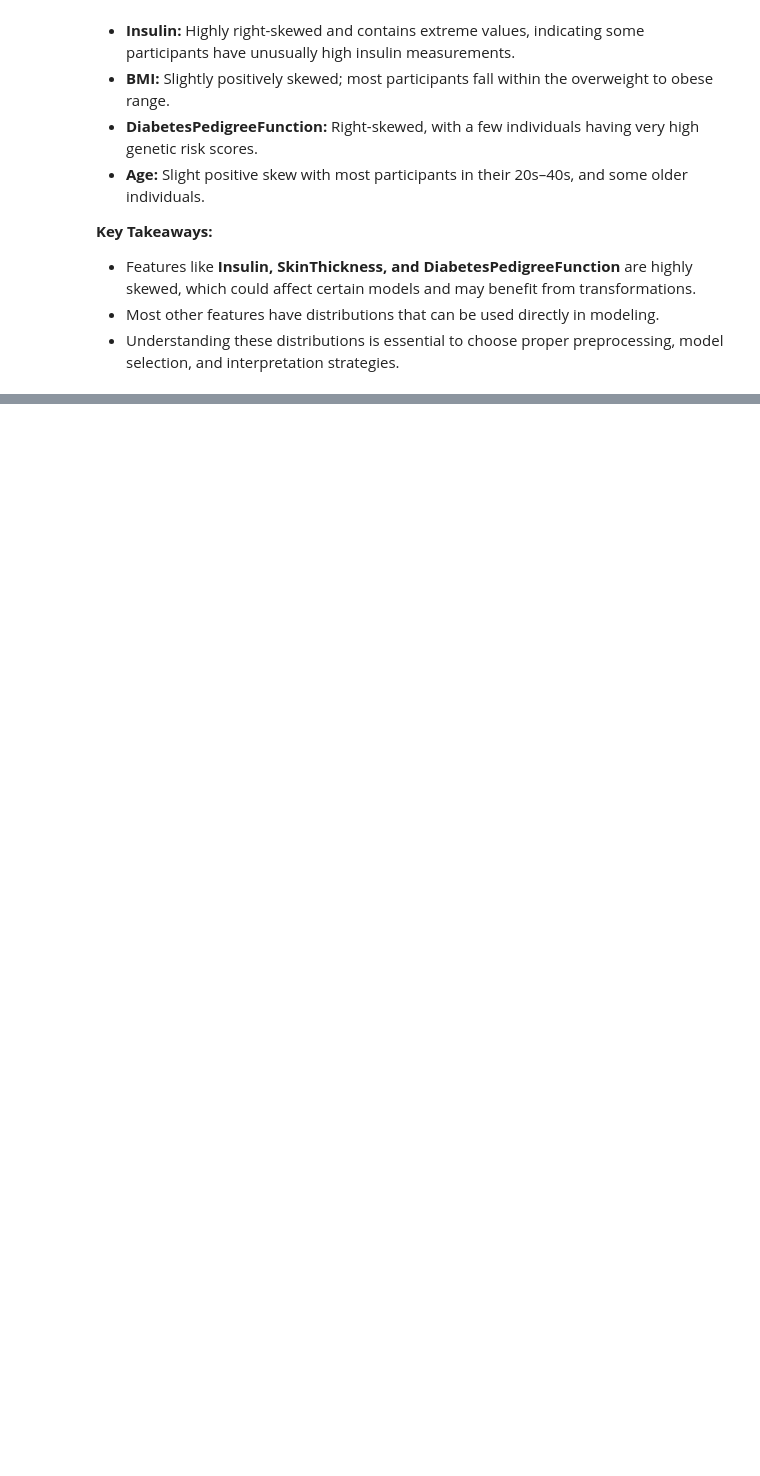
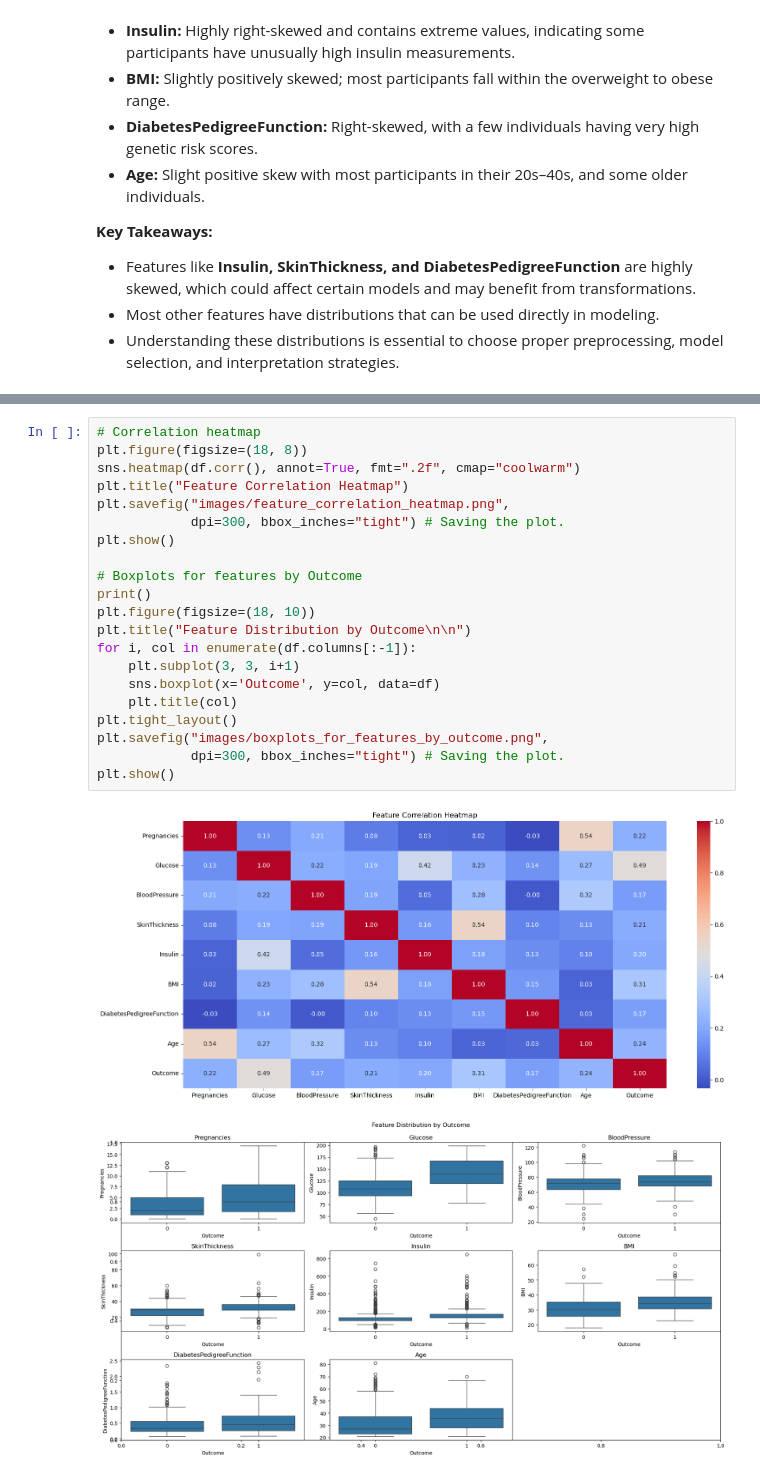
Before and after one commit to Michael-Nyawade/diabetes-prediction, a Jupyter notebook: diabetes_risk_modelling.ipynb, the cells around one changed output, grey strips where cells are left out. Cells and saved outputs as stored; diff of their text form; blank space fills up the shorter version.

Commit message:
Exploratory Data Analysis: feature relationships and correlation

```diff
--- a/diabetes_risk_modelling.ipynb
+++ b/diabetes_risk_modelling.ipynb
@@ -206,0 +219,24 @@ The distribution plots show how each feature is spread across the dataset:
+# %%
+# Correlation heatmap
+plt.figure(figsize=(18, 8))
+sns.heatmap(df.corr(), annot=True, fmt=".2f", cmap="coolwarm")
+plt.title("Feature Correlation Heatmap")
+plt.savefig("images/feature_correlation_heatmap.png",
+            dpi=300, bbox_inches="tight") # Saving the plot.
+plt.show()
+
+# Boxplots for features by Outcome
+print()
+plt.figure(figsize=(18, 10))
+plt.title("Feature Distribution by Outcome\n\n")
+for i, col in enumerate(df.columns[:-1]):
+    plt.subplot(3, 3, i+1)
+    sns.boxplot(x='Outcome', y=col, data=df)
+    plt.title(col)
+plt.tight_layout()
+plt.savefig("images/boxplots_for_features_by_outcome.png",
+            dpi=300, bbox_inches="tight") # Saving the plot.
+plt.show()
+# %% [output]
+[figure, added]
+[figure, added]
```
Also changed, not shown: parts of 4 cells of this notebook.
